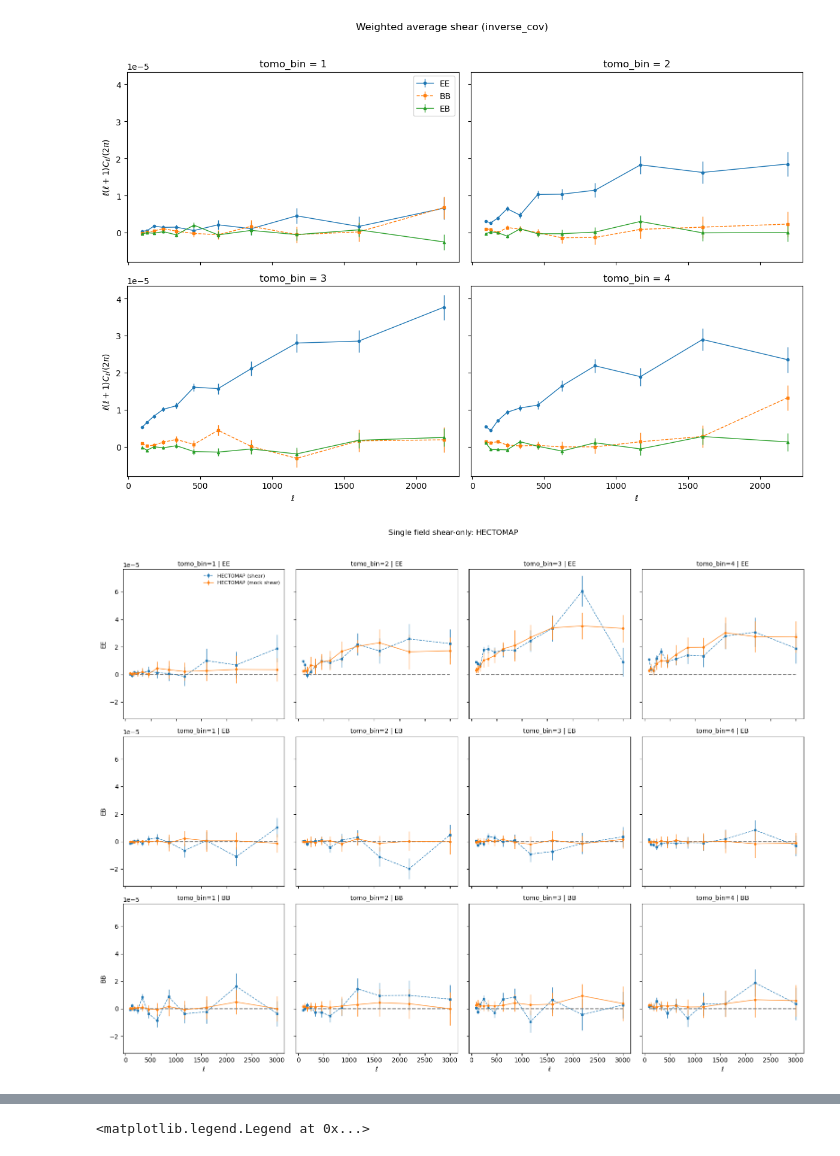
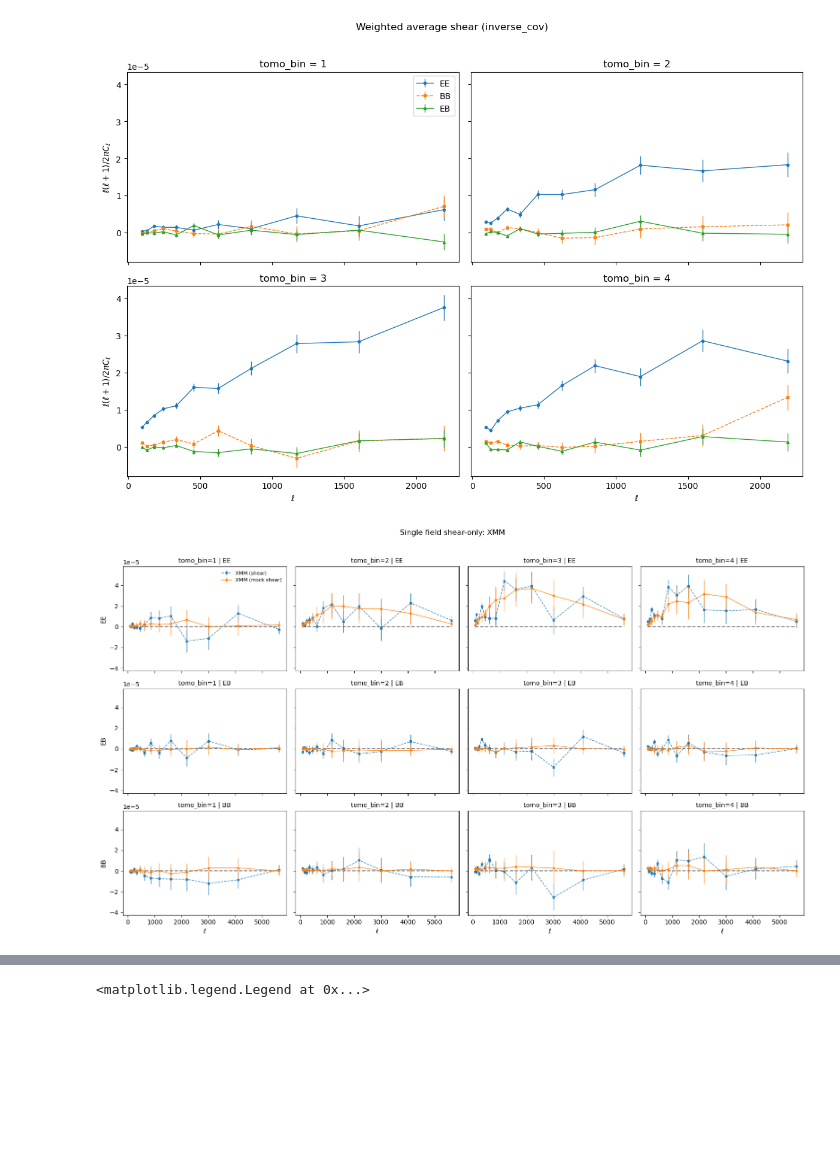
Before and after one commit to MeloDi-23/HSC-NG-Y3, a Jupyter notebook: kappa_signal_final_tomobin.ipynb, the cells around one changed output, grey strips where cells are left out. Cells and saved outputs as stored; diff of their text form; code cells hidden in the pictures; blank space fills up the shorter version.

```diff
--- a/kappa_signal_final_tomobin.ipynb
+++ b/kappa_signal_final_tomobin.ipynb
@@ -307,7 +309,6 @@ for ax, tb in zip(axes, tomobins):
         ell_factor = ls * (ls + 1) / (2 * np.pi)
         y = ell_factor * s_g
         yerr = ell_factor * np.sqrt(np.diag(C_gg))
-
         ax.errorbar(ls, y, yerr=yerr, fmt=fmt, ms=3, lw=1, label=mode_name)
 
     ax.axhline(0, ls.min(), ls.max(), ls="--", color="gray")
@@ -317,25 +318,28 @@ axes[0].legend()
 for ax in axes[2:]:
     ax.set_xlabel(r"$\ell$")
 for ax in [axes[0], axes[2]]:
-    ax.set_ylabel(r"$\ell(\ell+1)C_\ell / (2\pi)$")
+    ax.set_ylabel(r"$\ell(\ell+1) / 2\pi C_\ell$")
 
 plt.suptitle(f"Weighted average shear ({weight})", y=1.02)
 plt.tight_layout()
 plt.show()
 # %% [output]
 [figure]
+# %%
+l_edges_log = np.unique(np.logspace(np.log10(80), np.log10(6500),15))
+binner = nmt.NmtBinFlat(l_edges_log[:-1], l_edges_log[1:]) #Namaster power spectrum binner
+ells_uncoupled = binner.get_effective_ells()
 # %%
 # Single-field shear-only comparison across 4 tomographic bins
 
 tomo_bin_list = [1, 2, 3, 4]
-selected_slice = slice(0, 12)
+selected_slice = slice(0, 14)
+
 modes = ["EE", "EB", "BB"]
 
-field_to_plot = 'HECTOMAP'
+field_to_plot = 'XMM'
 
-
-
-fig, axes = plt.subplots(3, 4, figsize=(16, 12), sharex=True, sharey=True)
+fig, axes = plt.subplots(3, 4, figsize=(16, 9), sharex=True, sharey=True)
 for j, tb in enumerate(tomo_bin_list):
     g_mock = [
         array2dict_k(np.loadtxt(f'results/Cl_results_{field_to_plot}_cone{i}_smooth_g_z{tb}_negg2.txt'))
@@ -345,39 +349,36 @@ for j, tb in enumerate(tomo_bin_list):
     for i, mode_name in enumerate(modes):
         ax = axes[i, j]
 
         stat_g_f = array2dict_k(np.loadtxt(f"results/Cl_results_{field_to_plot}_smooth_g_z{tb}_negg2.txt"))
 
-        ls = stat_g_f["ls"][selected_slice]
+        # ls = stat_g_f["ls"][selected_slice]
+        ls = ells_uncoupled[selected_slice]  # use binner's effective ells for x-axis
         ell_factor = ls * (ls + 1) / (2 * np.pi)
         y_g = (stat_g_f[mode_name] - stat_g_f[f"{mode_name}_rm"])[selected_slice] * ell_factor
         yerr_g = stat_g_f[f"{mode_name}_std"][selected_slice] * ell_factor
 
         ax.errorbar(ls, y_g, yerr_g, fmt="s--", ms=3, lw=1, alpha=0.9, label=f"{field_to_plot} (shear)")
 
-
         ee_mock = np.array([m[mode_name] - m[f'{mode_name}_rm'] for m in g_mock])
         ee_mock_mean = ee_mock.mean(axis=0)[selected_slice] * ell_factor
         ee_mock_std = ee_mock.std(axis=0)[selected_slice] * ell_factor
         ax.errorbar(ls, ee_mock_mean, yerr=ee_mock_std, fmt='o-', ms=3, lw=1, alpha=0.9, label=f"{field_to_plot} (mock shear)")
-
-
 
         ax.hlines(0, ls.min(), ls.max(), linestyles="--", colors="grey")
         ax.set_title(f"tomo_bin={tb} | {mode_name}", fontsize=10)
 
         if j == 0:
             ax.set_ylabel(mode_name)
         if i == 2:
             ax.set_xlabel(r"$\ell$")
 
 axes[0, 0].legend(fontsize=8, frameon=False)
 # axes[0, 0].set_xscale("log")
 plt.suptitle(f"Single field shear-only: {field_to_plot}", y=1.02)
 plt.tight_layout()
-# plt.savefig('figs/cosmic_shear_{}.pdf'.format(field_to_plot))
 plt.show()
 # %% [output]
-[figure, old version]
+[figure, new version]
 # %%
 # plot 3 modes for example
 
```
Also changed, not shown: parts of 7 cells of this notebook, 5 other files.
